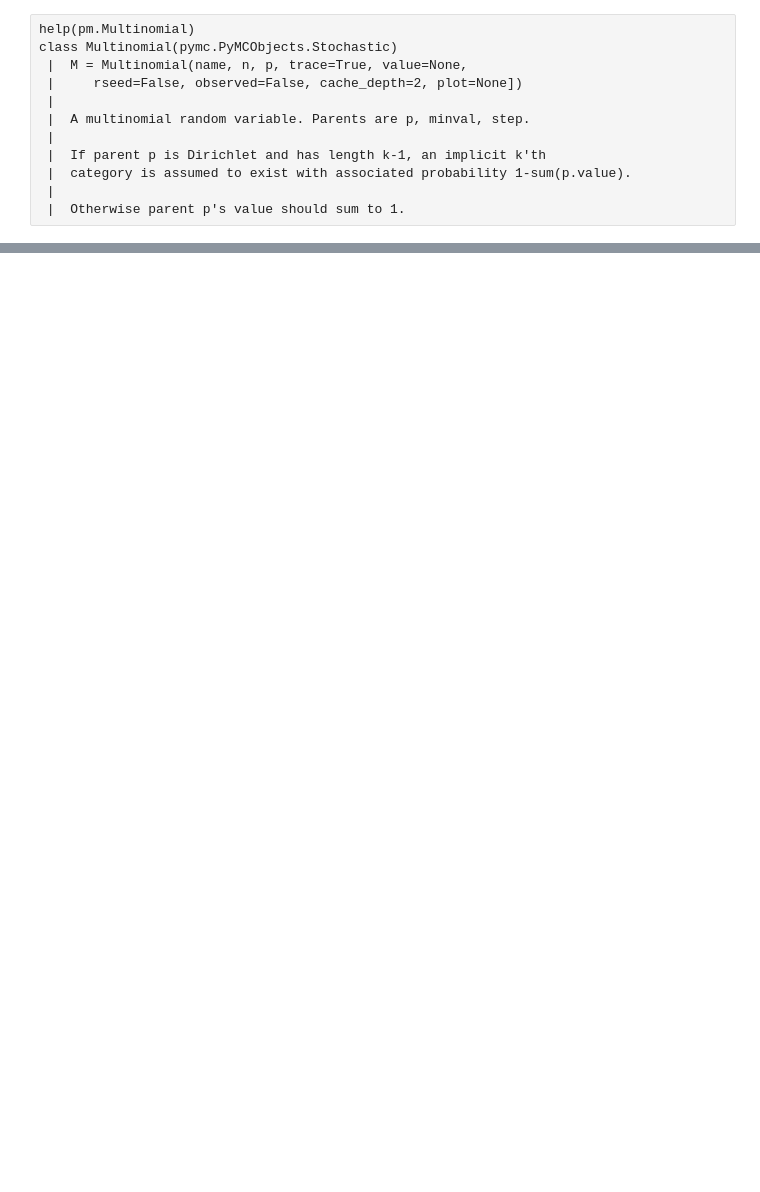
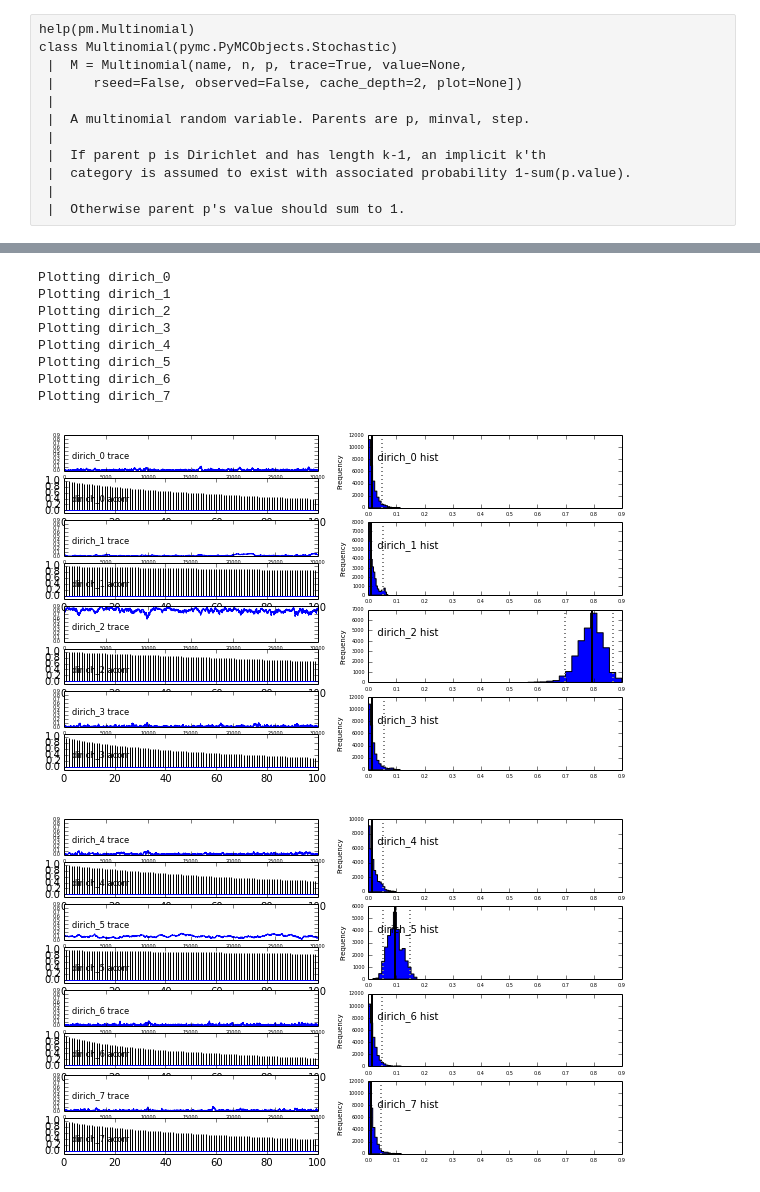
Before and after one commit to nikisix/kcData, a Jupyter notebook: 311/distributions.ipynb, the cells around one changed output, grey strips where cells are left out. Saved outputs shown, nothing was run; the diff lists cells and outputs as text; code cells hidden in the pictures; blank space fills up the shorter version.

```diff
--- a/311/distributions.ipynb
+++ b/311/distributions.ipynb
@@ -261,0 +269,14 @@ dirich_samples = mcmc.trace('dirich')[:]
+# %%
+#Summary info about the prior. with n as an observed poisson
+pm.Matplot.plot(dirich)
+# %% [output]
+Plotting dirich_0
+Plotting dirich_1
+Plotting dirich_2
+Plotting dirich_3
+Plotting dirich_4
+Plotting dirich_5
+Plotting dirich_6
+Plotting dirich_7
+[figure, added]
+[figure, added]
```
Also changed, not shown: parts of 18 cells of this notebook.
